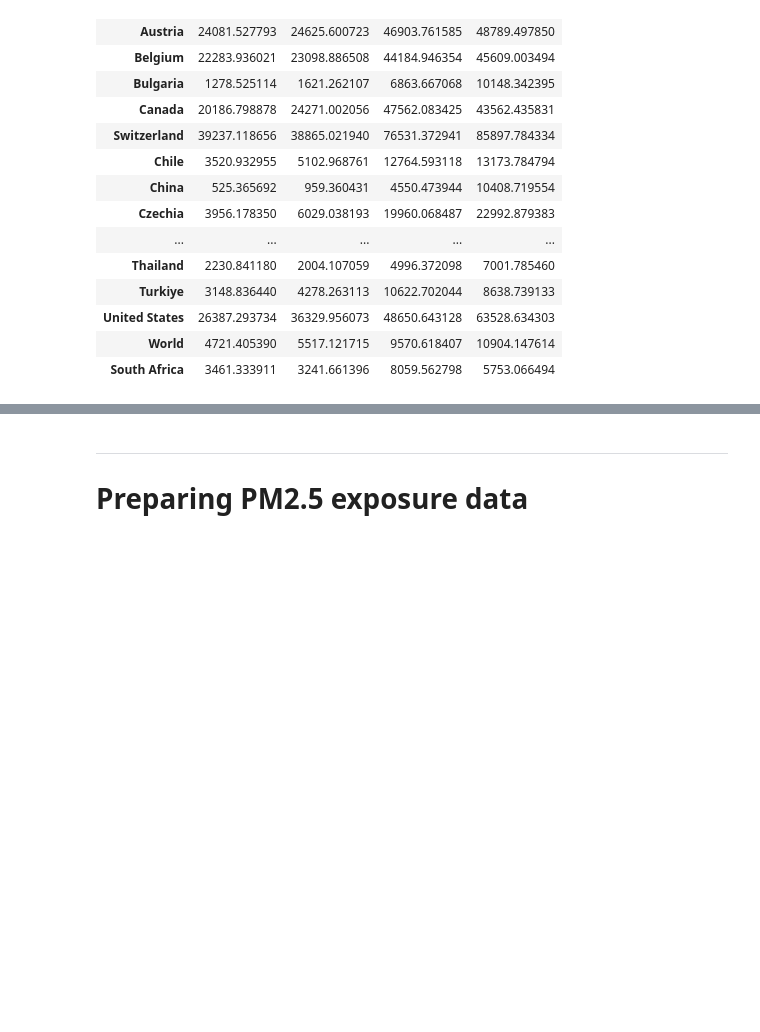
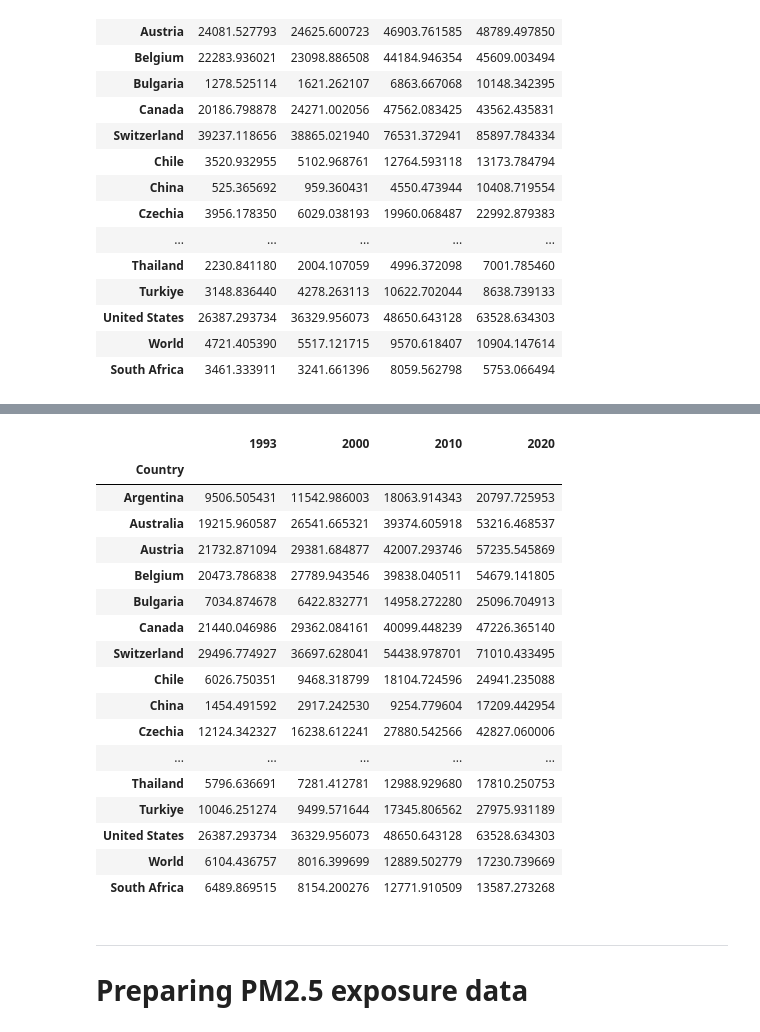
Before and after one commit to EdoardoTronconi/TesiMagistrale, a Jupyter notebook: LoadData.ipynb, the cells around one changed output, grey strips where cells are left out. Cells and saved outputs as stored; diff of their text form; code cells hidden in the pictures; blank space fills up the shorter version.

Commit message:
Added a few new indicators

```diff
--- a/LoadData.ipynb
+++ b/LoadData.ipynb
@@ -370,0 +357,26 @@ data_GDP
+# %%
+#load raw data
+raw_data_GDP_PPP = pd.read_csv("Raw_Data/Economy/worldbank_gdp_per_capita_PPP.csv").drop(columns=["Country Code", "Indicator Code", "Indicator Name", "Unnamed: 67"])
+raw_data_GDP_PPP.set_index("Country Name", drop=True, inplace=True)
+raw_data_GDP_PPP.columns = raw_data_GDP_PPP.columns.astype(int)
+# %%
+#getting full dataframe --> varName: `data_GDP_PPP`
+data_issp = pd.read_pickle("Processed_Data/issp_questionnaires.pickle")
+
+data_GDP_PPP = raw_data_GDP_PPP[[1993,1995,2000,2010,2020]].copy()
+
+#few countries don't have 1993 data --> using 1995
+for c in data_GDP_PPP.index:
+    if np.isnan(data_GDP_PPP.loc[c, 1993]):
+        data_GDP_PPP.loc[c,1993] = data_GDP_PPP.loc[c,1995]
+data_GDP_PPP = data_GDP_PPP.drop(columns=[1995])
+
+countries_names_GDP_PPP = {
+    "Russian Federation" : "Russia",
+    "Korea, Rep." : "South Corea",
+    "Slovak Republic" : "Slovakia",
+}
+data_GDP_PPP.index = data_GDP_PPP.index.map(lambda x: countries_names_GDP_PPP[x] if x in countries_names_GDP_PPP else x)
+data_GDP_PPP.index.names = ["Country"]
+
+data_GDP_PPP = data_GDP_PPP.loc[[idx in np.append(data_issp.index.get_level_values("Country").unique(), "World") for idx in data_GDP_PPP.index.values],:]
@@ -371,3 +386,24 @@ data_GDP
+# %%
+data_GDP_PPP
+# %% [output]
+|  | 1993 | 2000 | 2010 | 2020 |
+| Country |  |  |  |  |
+| Argentina | 9506.505431 | 11542.986003 | 18063.914343 | 20797.725953 |
+| Australia | 19215.960587 | 26541.665321 | 39374.605918 | 53216.468537 |
+| Austria | 21732.871094 | 29381.684877 | 42007.293746 | 57235.545869 |
+| Belgium | 20473.786838 | 27789.943546 | 39838.040511 | 54679.141805 |
+| Bulgaria | 7034.874678 | 6422.832771 | 14958.272280 | 25096.704913 |
+| Canada | 21440.046986 | 29362.084161 | 40099.448239 | 47226.365140 |
+| Switzerland | 29496.774927 | 36697.628041 | 54438.978701 | 71010.433495 |
+| Chile | 6026.750351 | 9468.318799 | 18104.724596 | 24941.235088 |
+| China | 1454.491592 | 2917.242530 | 9254.779604 | 17209.442954 |
+| Czechia | 12124.342327 | 16238.612241 | 27880.542566 | 42827.060006 |
+| ... | ... | ... | ... | ... |
+| Thailand | 5796.636691 | 7281.412781 | 12988.929680 | 17810.250753 |
+| Turkiye | 10046.251274 | 9499.571644 | 17345.806562 | 27975.931189 |
+| United States | 26387.293734 | 36329.956073 | 48650.643128 | 63528.634303 |
+| World | 6104.436757 | 8016.399699 | 12889.502779 | 17230.739669 |
+| South Africa | 6489.869515 | 8154.200276 | 12771.910509 | 13587.273268 |
 # %% [markdown]
 ___
 # Preparing PM2.5 exposure data
```
Also changed, not shown: parts of 30 cells of this notebook, 17 other files.
